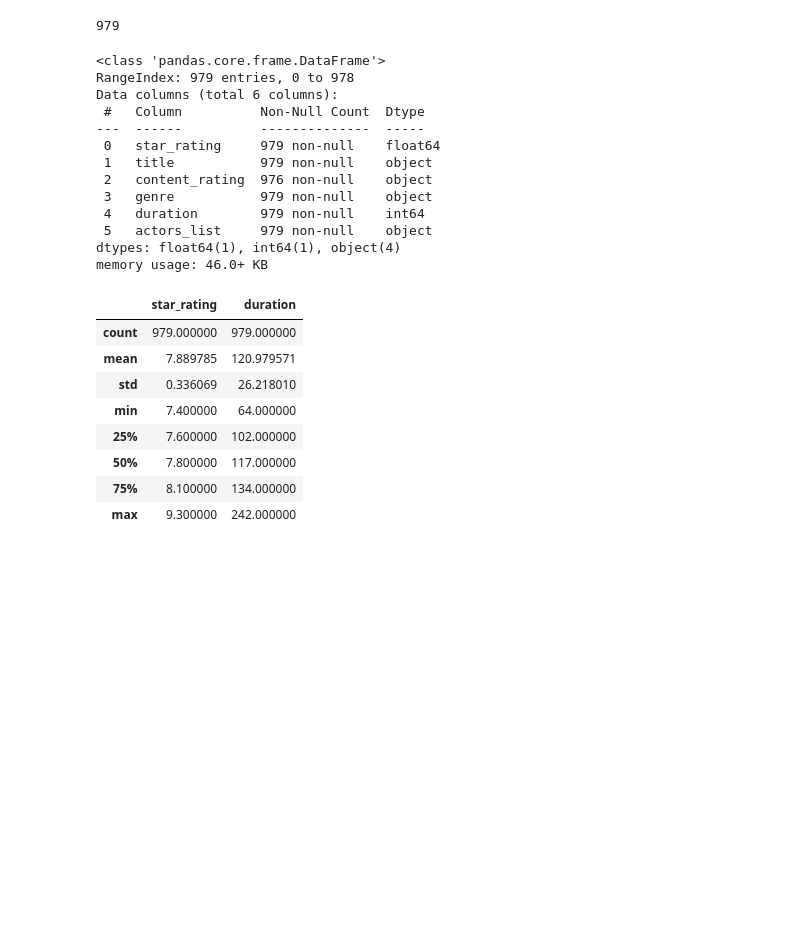
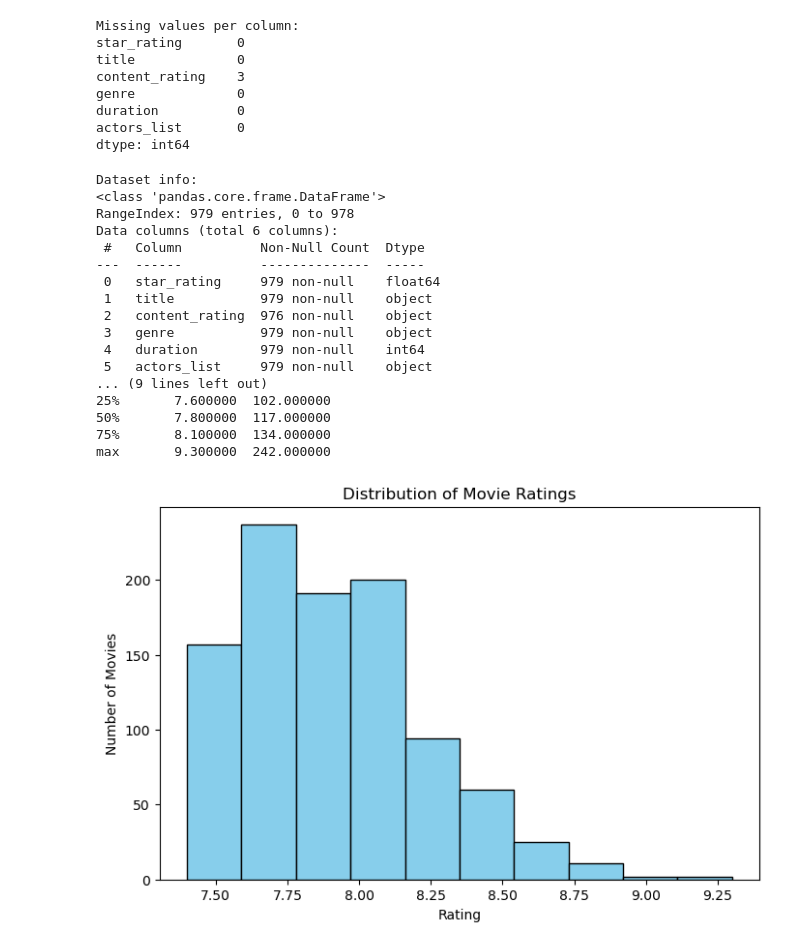
Before and after one commit to fatima-m99/movie-data-analysis, a Jupyter notebook: movie_analysis.ipynb, the cells around one changed output. Saved outputs shown, nothing was run; the diff lists cells and outputs as text; code cells hidden in the pictures; blank space fills up the shorter version.

```diff
--- a/movie_analysis.ipynb
+++ b/movie_analysis.ipynb
@@ -15,14 +23,32 @@ movies.head()
 | 3 | 9.0 | The Dark Knight | PG-13 | Action | 152 | [u'Christian Bale', u'Heath Ledge... |
 | 4 | 8.9 | Pulp Fiction | R | Crime | 154 | [u'John Travolta', u'Uma Thurman'... |
 # %%
-#تعداد فیلم ها
-len(movies)
+# Step 2: Check for missing values
+
+print("\nMissing values per column:")
+print(movies.isnull().sum())
+
+# Optional: drop rows with missing 'star_rating'
+movies = movies.dropna(subset=['star_rating'])
 # %% [output]
-979
+Missing values per column:
+star_rating       0
+title             0
+content_rating    3
+genre             0
+duration          0
+actors_list       0
+dtype: int64
 # %%
-#ستون و نوع داده ها
+# Step 3: Basic statistics
+
+print("\nDataset info:")
 movies.info()
+
+print("\nStatistical summary of numeric columns:")
+print(movies.describe())
 # %% [output]
+Dataset info:
 <class 'pandas.core.frame.DataFrame'>
 RangeIndex: 979 entries, 0 to 978
 Data columns (total 6 columns):
@@ -34,19 +60,20 @@ Data columns (total 6 columns):
  3   genre           979 non-null    object
  4   duration        979 non-null    int64
  5   actors_list     979 non-null    object
-dtypes: float64(1), int64(1), object(4)
-memory usage: 46.0+ KB
+... (9 lines left out)
+25%       7.600000  102.000000
+50%       7.800000  117.000000
+75%       8.100000  134.000000
+max       9.300000  242.000000
 # %%
-#خلاصه آماری اعداد
-movies.describe()
+# Step 4: Distribution of movie ratings
+
+plt.figure(figsize=(8,5))
+plt.hist(movies['star_rating'], bins=10, color='skyblue', edgecolor='black')
+plt.title("Distribution of Movie Ratings")
+plt.xlabel("Rating")
+plt.ylabel("Number of Movies")
+plt.show()
 # %% [output]
-|  | star_rating | duration |
-| count | 979.000000 | 979.000000 |
-| mean | 7.889785 | 120.979571 |
-| std | 0.336069 | 26.218010 |
-| min | 7.400000 | 64.000000 |
-| 25% | 7.600000 | 102.000000 |
-| 50% | 7.800000 | 117.000000 |
-| 75% | 8.100000 | 134.000000 |
-| max | 9.300000 | 242.000000 |
+[figure, added]
 # %%
```
Also changed, not shown: parts of 12 cells of this notebook.
